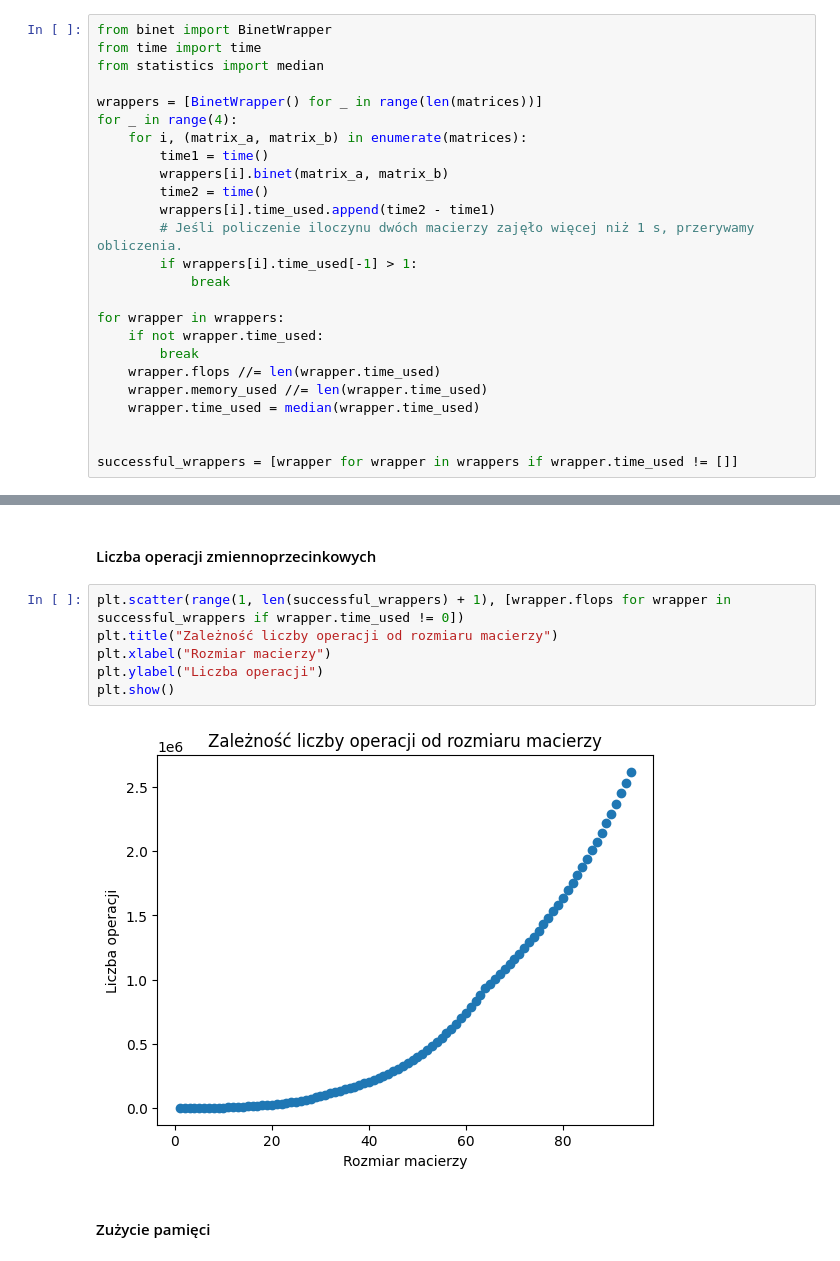
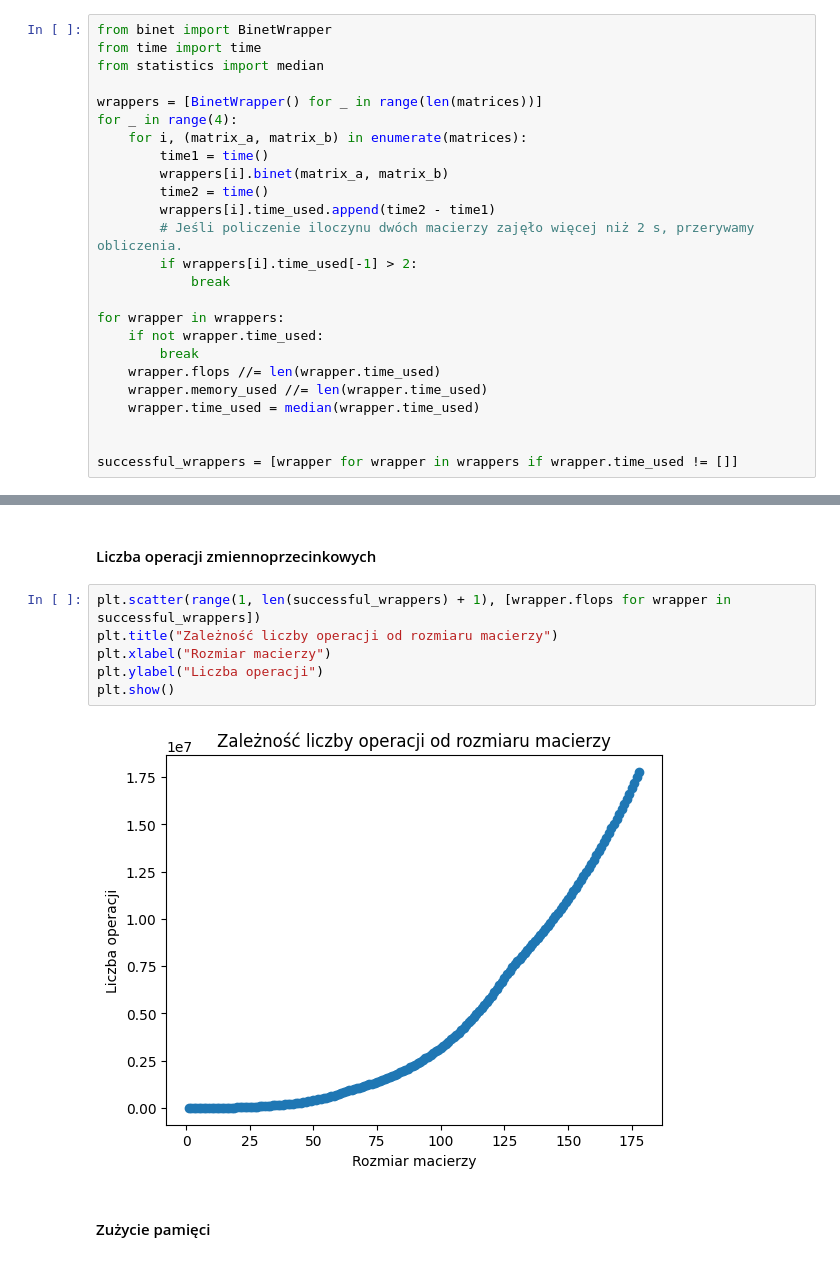
Before and after one commit to krzysztof-kopel/AlgoMacierzowe, a Jupyter notebook: lab1/lab1.ipynb, the cells around one changed output, grey strips where cells are left out. Saved outputs shown, nothing was run; the diff lists cells and outputs as text.

```diff
--- a/lab1/lab1.ipynb
+++ b/lab1/lab1.ipynb
@@ -125,8 +126,8 @@ for _ in range(4):
         wrappers[i].binet(matrix_a, matrix_b)
         time2 = time()
         wrappers[i].time_used.append(time2 - time1)
-        # Jeśli policzenie iloczynu dwóch macierzy zajęło więcej niż 1 s, przerywamy obliczenia.
-        if wrappers[i].time_used[-1] > 1:
+        # Jeśli policzenie iloczynu dwóch macierzy zajęło więcej niż 2 s, przerywamy obliczenia.
+        if wrappers[i].time_used[-1] > 2:
             break
 
 for wrapper in wrappers:
@@ -155,13 +156,13 @@ Na powyższym wykresie widać pewnego rodzaju "spowolnienie" wzrostu czasu wykon
 # %% [markdown]
 #### Liczba operacji zmiennoprzecinkowych
 # %%
-plt.scatter(range(1, len(successful_wrappers) + 1), [wrapper.flops for wrapper in successful_wrappers if wrapper.time_used != 0])
+plt.scatter(range(1, len(successful_wrappers) + 1), [wrapper.flops for wrapper in successful_wrappers])
 plt.title("Zależność liczby operacji od rozmiaru macierzy")
 plt.xlabel("Rozmiar macierzy")
 plt.ylabel("Liczba operacji")
 plt.show()
 # %% [output]
-[figure, old version]
+[figure, new version]
 # %% [markdown]
 #### Zużycie pamięci
 # %%
```
Also changed, not shown: parts of 13 cells of this notebook.
